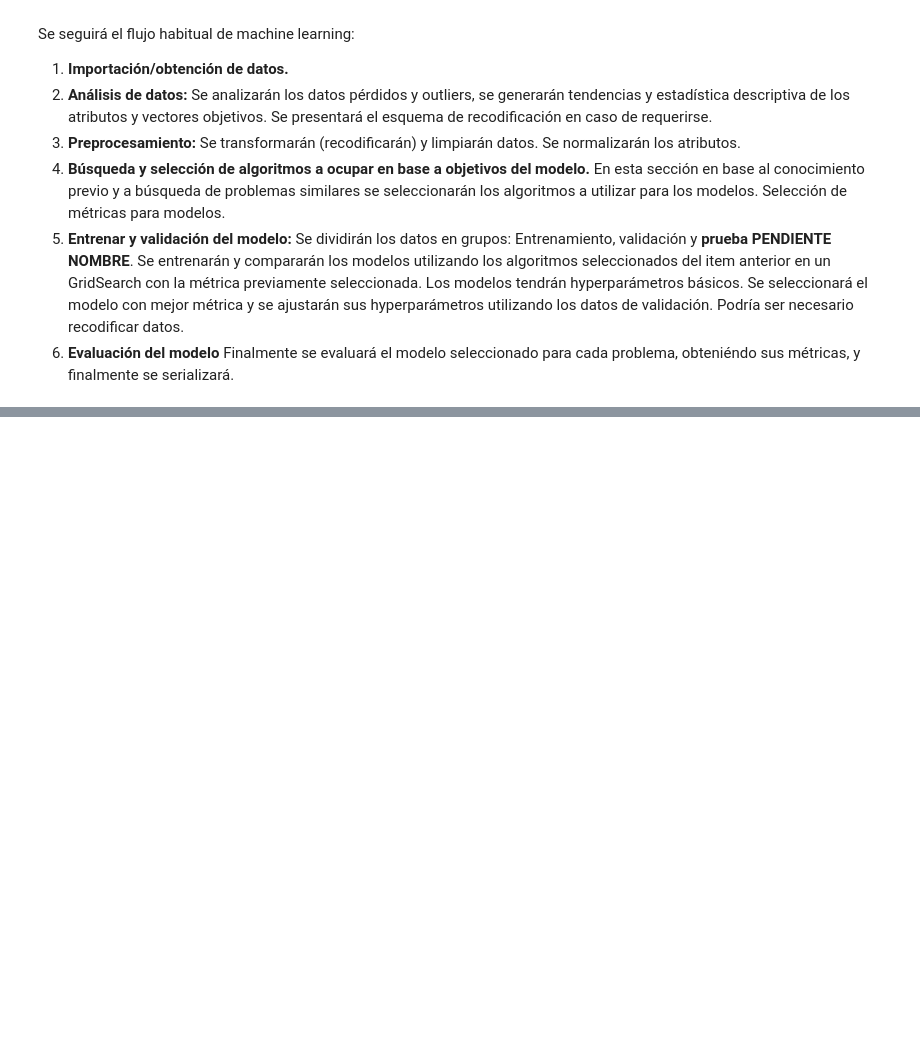
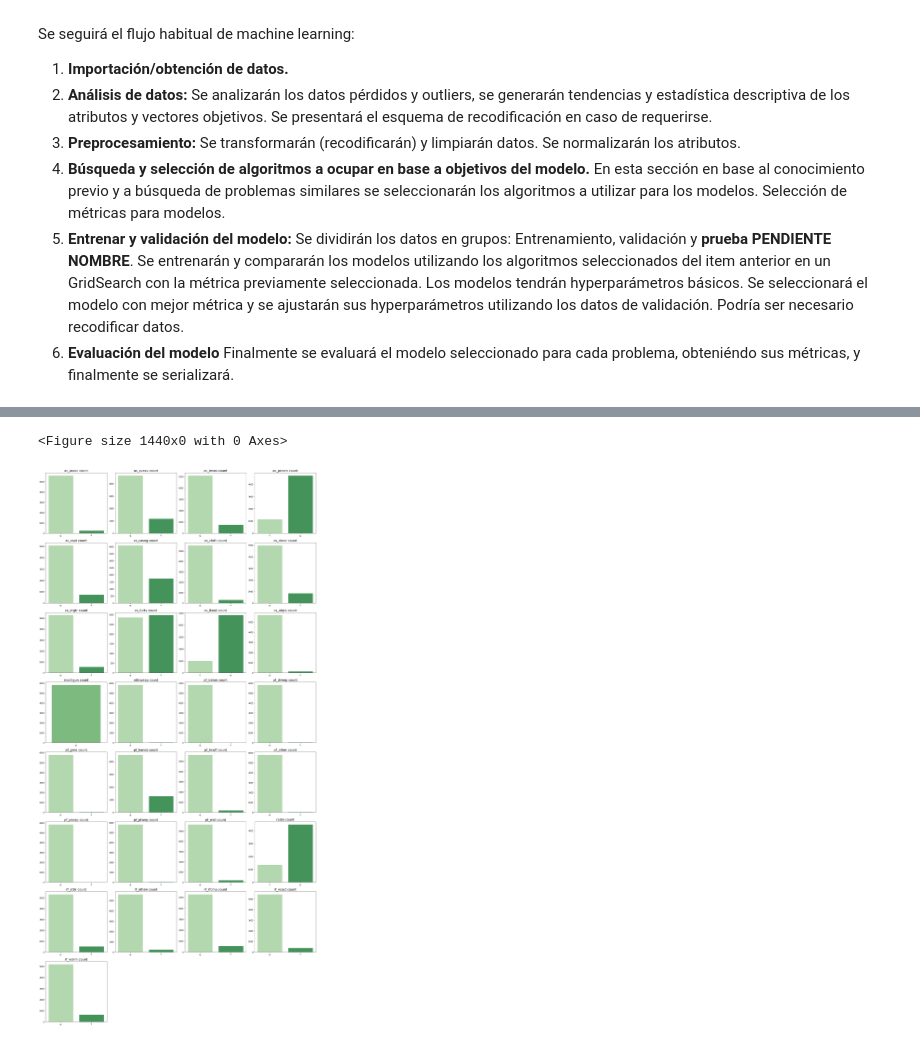
Before and after one commit to danoffn/Data-Science, a Jupyter notebook: 3 - Machine Learning/Prueba/Prueba2/Prueba 2 - Analizado los crímenes en la Ciudad de Nueva York.ipynb, the cells around one changed output, grey strips where cells are left out. Saved outputs shown, nothing was run; the diff lists cells and outputs as text; code cells hidden in the pictures; blank space fills up the shorter version.

```diff
--- a/3 - Machine Learning/Prueba/Prueba2/Prueba 2 - Analizado los crímenes en la Ciudad de Nueva York.ipynb
+++ b/3 - Machine Learning/Prueba/Prueba2/Prueba 2 - Analizado los crímenes en la Ciudad de Nueva York.ipynb
@@ -41,0 +172,5 @@ Finalmente se evaluará el modelo seleccionado para cada problema, obteniéndo s
+# %%
+get_graph(df.iloc[:, 30:59])
+# %% [output]
+<Figure size 1440x0 with 0 Axes>
+[figure, added]
```
Also changed, not shown: parts of 14 cells of this notebook, 2 other files.
